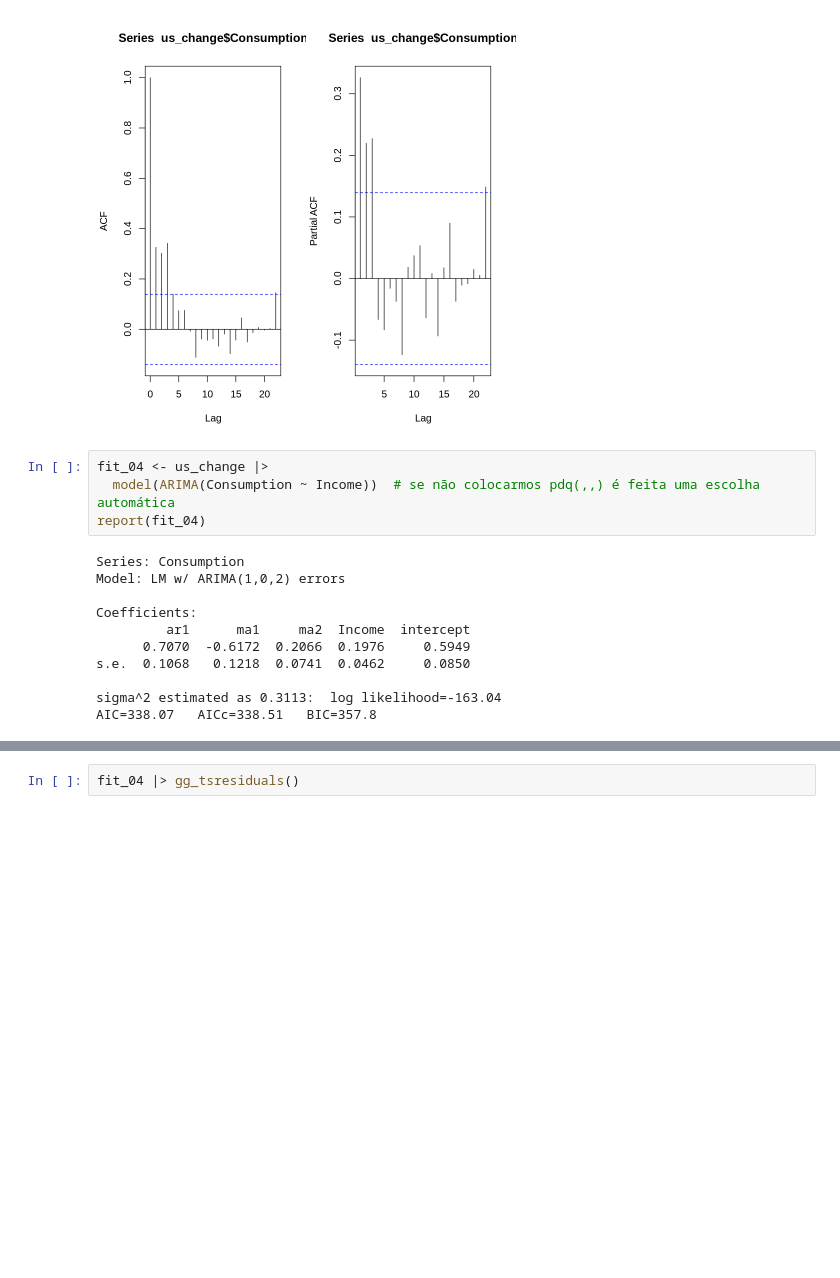
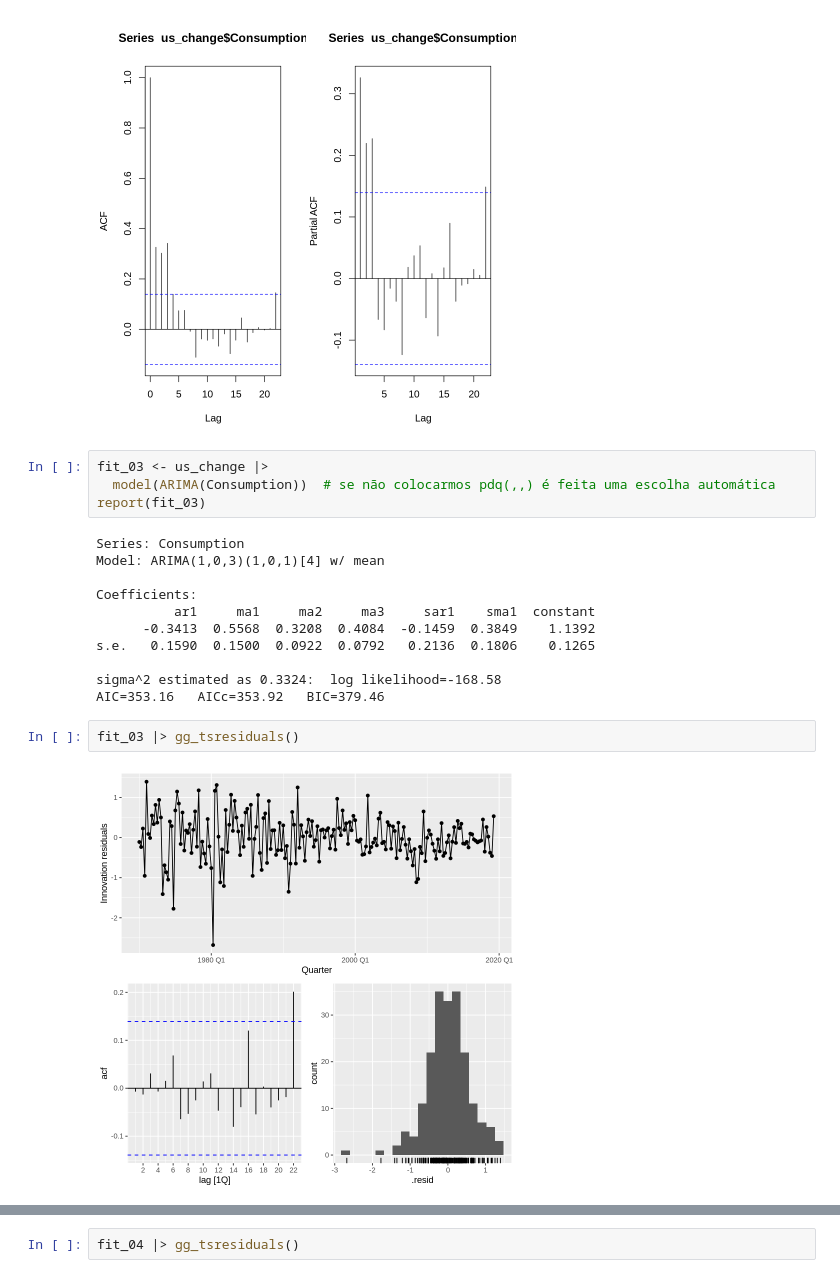
Before and after one commit to ctruciosm/ctruciosm.github.io, a Jupyter notebook: datasets/SARIMAX.ipynb, the cells around one changed output, grey strips where cells are left out. Saved outputs shown, nothing was run; the diff lists cells and outputs as text; blank space fills up the shorter version.

```diff
--- a/datasets/SARIMAX.ipynb
+++ b/datasets/SARIMAX.ipynb
@@ -151,17 +145,21 @@ par(op)
 # %% [output]
 [figure]
 # %%
-fit_04 <- us_change |>
-  model(ARIMA(Consumption ~ Income))  # se não colocarmos pdq(,,) é feita uma escolha automática
-report(fit_04)
+fit_03 <- us_change |>
+  model(ARIMA(Consumption))  # se não colocarmos pdq(,,) é feita uma escolha automática
+report(fit_03)
 # %% [output]
 Series: Consumption
-Model: LM w/ ARIMA(1,0,2) errors
+Model: ARIMA(1,0,3)(1,0,1)[4] w/ mean
 
 Coefficients:
-         ar1      ma1     ma2  Income  intercept
-      0.7070  -0.6172  0.2066  0.1976     0.5949
-s.e.  0.1068   0.1218  0.0741  0.0462     0.0850
+          ar1     ma1     ma2     ma3     sar1    sma1  constant
+      -0.3413  0.5568  0.3208  0.4084  -0.1459  0.3849    1.1392
+s.e.   0.1590  0.1500  0.0922  0.0792   0.2136  0.1806    0.1265
 
-sigma^2 estimated as 0.3113:  log likelihood=-163.04
-AIC=338.07   AICc=338.51   BIC=357.8
+sigma^2 estimated as 0.3324:  log likelihood=-168.58
+AIC=353.16   AICc=353.92   BIC=379.46
+# %%
+fit_03 |> gg_tsresiduals()
+# %% [output]
+[figure, added]
```
Also changed, not shown: parts of 16 cells of this notebook, 1 other file.
